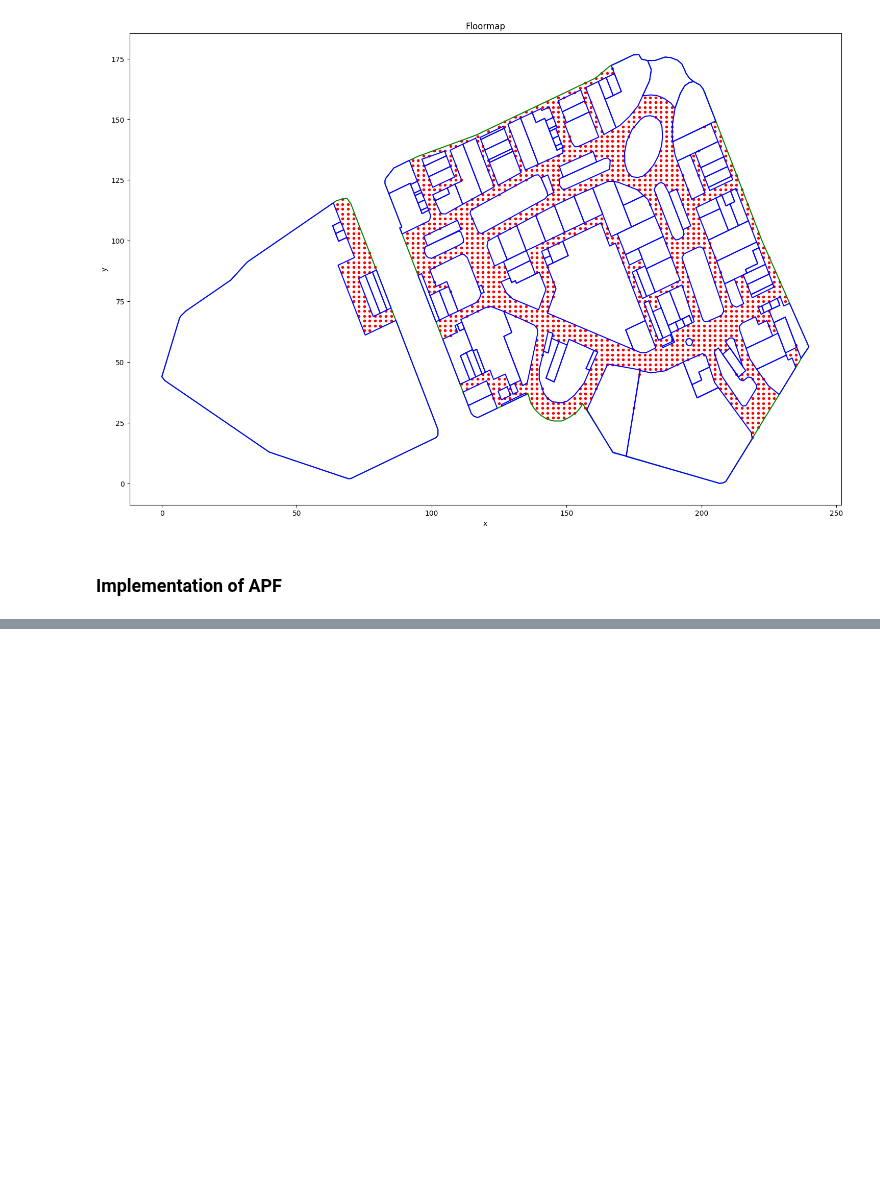
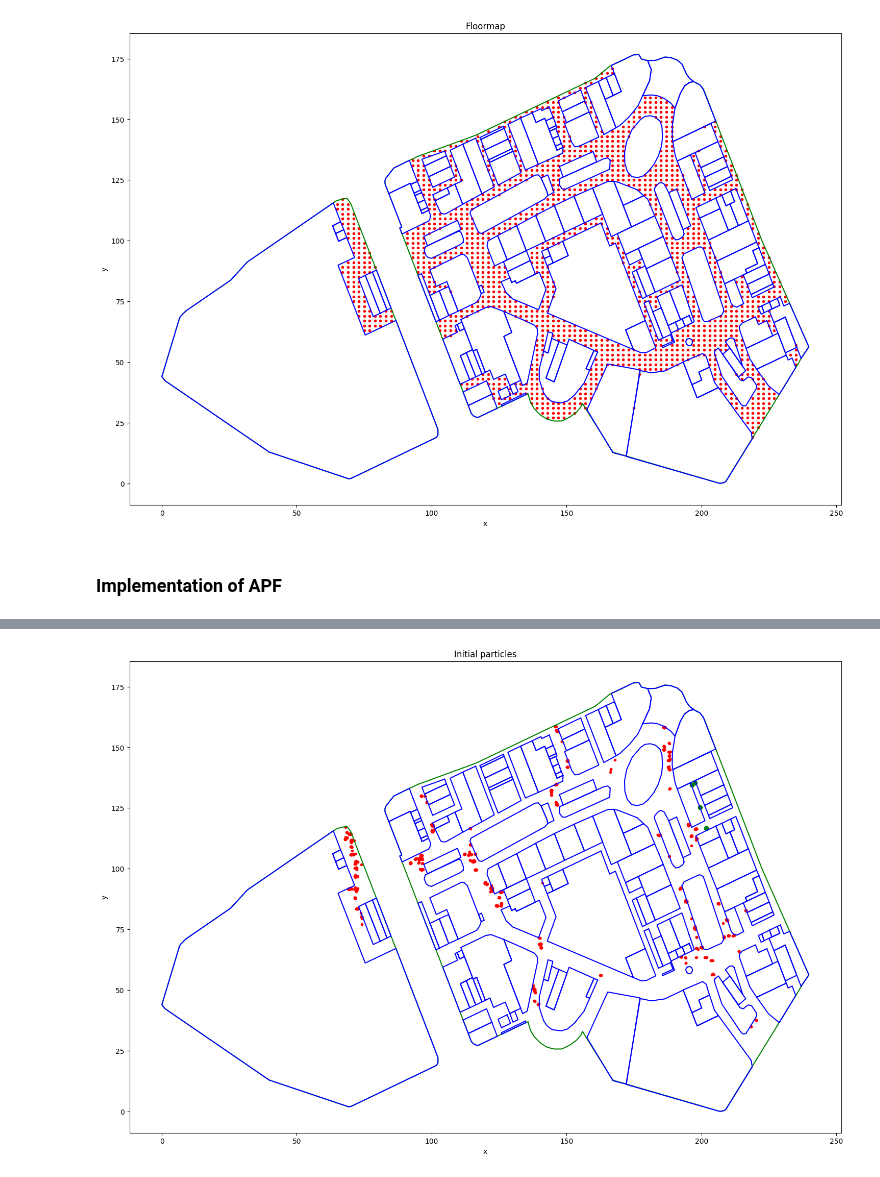
Before and after one commit to hungnd11/my-thesis, a Jupyter notebook: code/notebooks/zee.ipynb, the cells around one changed output, grey strips where cells are left out. Drawn from its saved outputs; the diff is of its cells as text; code cells hidden in the pictures; blank space fills up the shorter version.

```diff
--- a/code/notebooks/zee.ipynb
+++ b/code/notebooks/zee.ipynb
@@ -731,0 +765,2 @@ array([[ 1.57458832e+12, -6.34475700e-01,  6.17294300e-01,
+# %%
+acce = np.sqrt(np.sum(path_datas.acce[:, 1:]**2, axis=1))
@@ -731,0 +832,23 @@ array([[ 1.57458832e+12, -6.34475700e-01,  6.17294300e-01,
+# %%
+fig, ax = plt.subplots(1, 1, figsize=(18, 12))
+
+for floor_polygon in floor_polygons:
+  x, y = floor_polygon.exterior.xy
+  ax.plot(x, y, color="green", label="floor")
+
+for store_polygon in store_polygons:
+  x, y = store_polygon.exterior.xy
+  ax.plot(x, y, color="blue", label="store")
+
+ax.set_xlabel("x")
+ax.set_ylabel("y")
+ax.set_title("Initial particles")
+
+particle_mask = shapely.vectorized.contains(floor_search_space, particles[:, 0], particles[:, 1])
+ax.scatter(particles[particle_mask, 0], particles[particle_mask, 1], marker=".", color="red", label="ss")
+ax.scatter(r_gt_location[:, 0], r_gt_location[:, 1], marker="o", color="green")
+
+plt.ticklabel_format(useOffset=False)
+plt.show()
+# %% [output]
+[figure, added]
```
Also changed, not shown: parts of 5 cells of this notebook.
